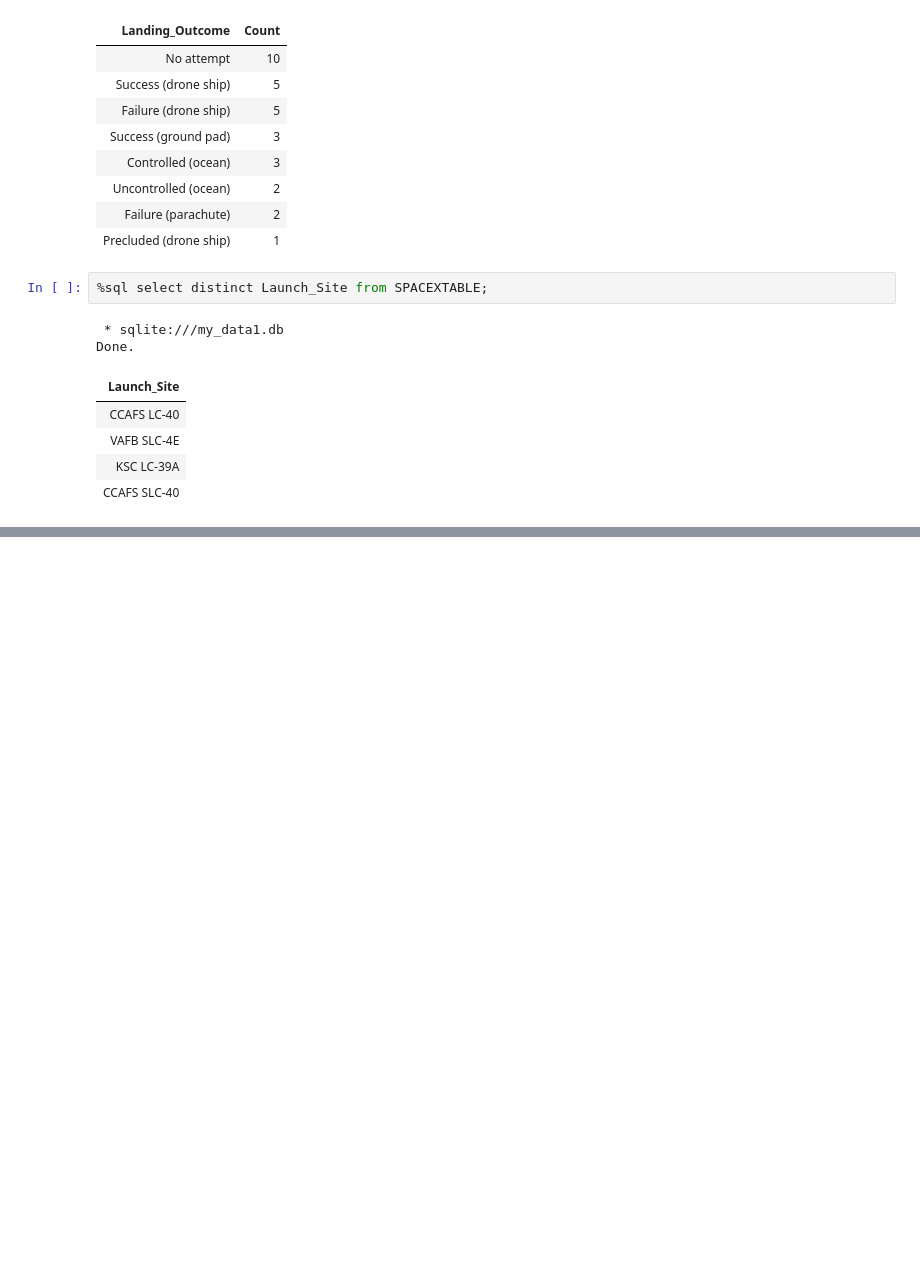
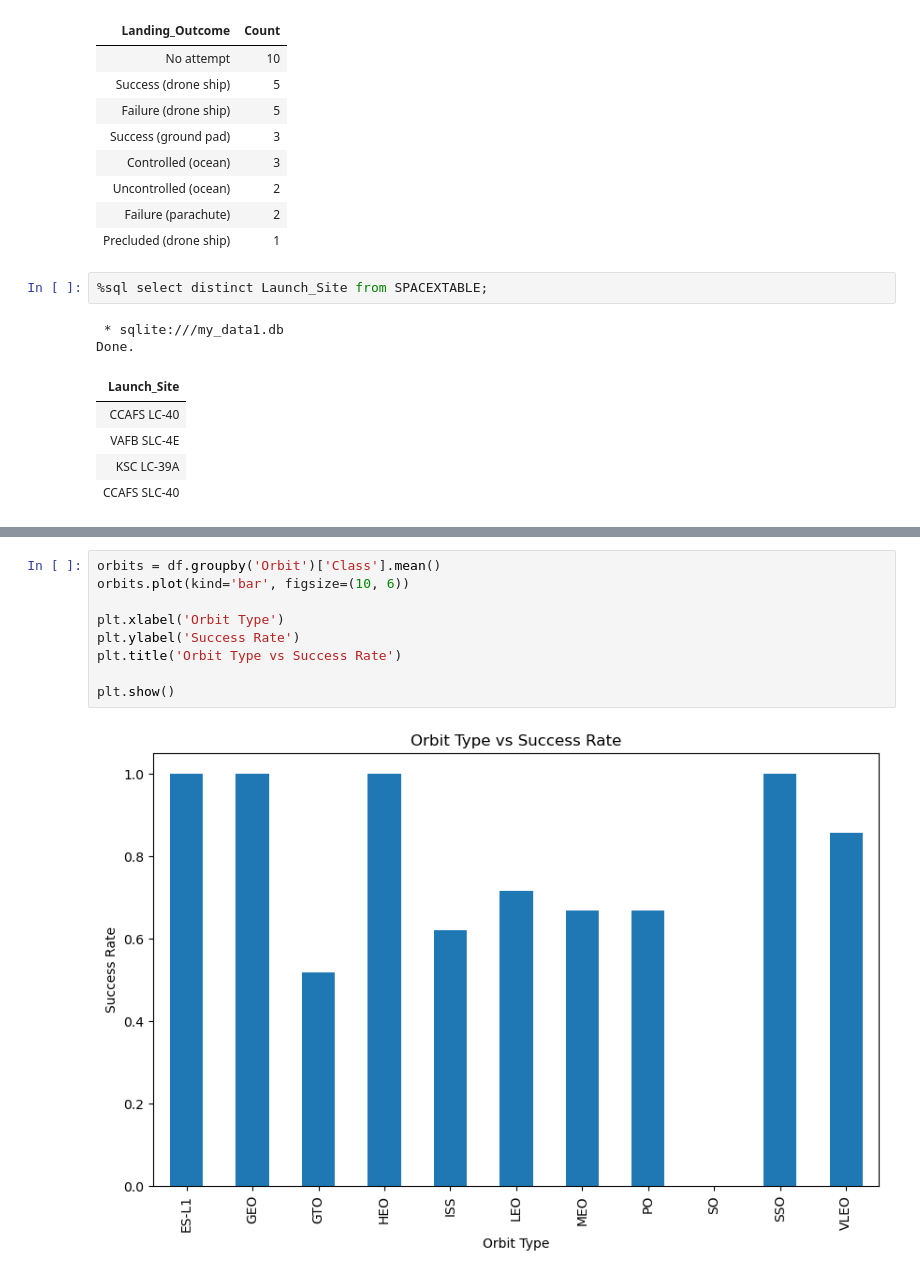
Before and after one commit to chipwayambokomas/IBM-CAPSTONE-PROJECT, a Jupyter notebook: main.ipynb, the cells around one changed output, grey strips where cells are left out. Saved outputs shown, nothing was run; the diff lists cells and outputs as text; blank space fills up the shorter version.

```diff
--- a/main.ipynb
+++ b/main.ipynb
@@ -696,0 +739,11 @@ Done.
+# %%
+orbits = df.groupby('Orbit')['Class'].mean()
+orbits.plot(kind='bar', figsize=(10, 6))
+
+plt.xlabel('Orbit Type')
+plt.ylabel('Success Rate')
+plt.title('Orbit Type vs Success Rate')
+
+plt.show()
+# %% [output]
+[figure, added]
```
Also changed, not shown: parts of 14 cells of this notebook, 1 other file.
